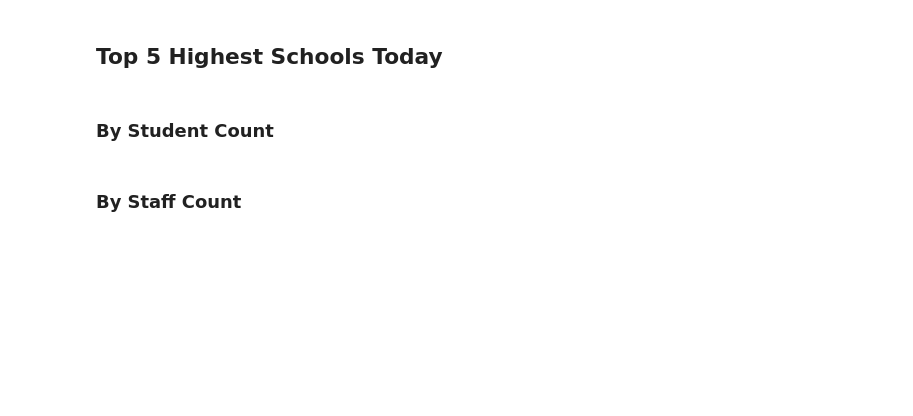
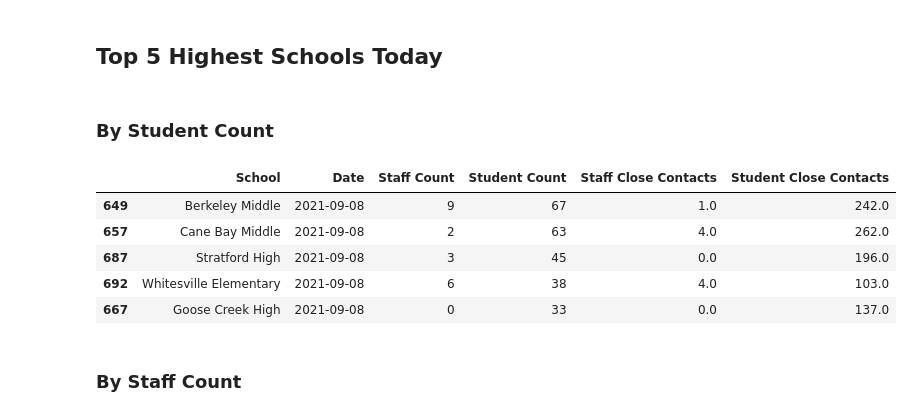
Before and after one commit to packdl/bcsd-covid-dashboard, a Jupyter notebook: covid_maps_inline.ipynb, the cells around one changed output. Cells and saved outputs as stored; diff of their text form; code cells hidden in the pictures; blank space fills up the shorter version.

```diff
--- a/covid_maps_inline.ipynb
+++ b/covid_maps_inline.ipynb
@@ -8,6 +8,7 @@ This notebook provides various processing and infographics on COVID dashboard re
 import csv
 import pprint as pp
 from datetime import datetime, date, time
+from collections import namedtuple
 
 import pandas as pd
 import numpy as np
@@ -16,8 +17,32 @@ import matplotlib.pyplot as plt
 import matplotlib.dates as mdates
 import ipywidgets as my_widgets
 
-with open('./output/data.csv', 'r') as fp:
-    df = pd.read_csv(fp, parse_dates=['Date','DateTime'], infer_datetime_format=True)
+keys = ['school','area','Date','staff_count','student_count','Datetime', 'staff_close_contacts','student_close_contacts']
+values = ['School','Area','Date','Staff Count','Student Count','DateTime', 'Staff Close Contacts', 'Student Close Contacts']
+
+headers = dict(zip(keys, values))
+record = namedtuple('Record', keys)
+
+# Open CSV File and deal with data format being changed. Write to new CSV file
+with open('./output/data.csv', 'r', newline='') as fp:
+    with open('./output/cleansed_data.csv', 'w', newline = '') as fp_out:
+        data = csv.reader(fp)
+        next(data)
+        writer = csv.DictWriter(fp_out, fieldnames=values)
+        writer.writeheader()
+
+        for row in data:
+            if len(row) == 6:
+                r = record(*row, '', '')
+                writer.writerow(dict(zip(values, tuple(r))))
+            elif len(row) == 7:
+                r = record(row[0],'', row[1], row[2],row[3],row[6], row[4], row[5])
+                writer.writerow(dict(zip(values, tuple(r))))
+            else:
+                print(row)
+
+with open('./output/cleansed_data.csv', 'r', newline = '') as fp_in:
+    df = pd.read_csv(fp_in, parse_dates=['Date','DateTime'], infer_datetime_format=True)
 
     # Drop any duplicate data entries
     cleaned_df = df.replace('Mt Holly Elementary', 'Mount Holly Elementary')
@@ -34,12 +80,20 @@ pp.pprint(list(cleaned_df.School.unique()), compact=True, width=120)
 ###  By Student Count
 # %%
 most_recent_date = cleaned_df.Date.max().date()
+fav_cols = ["School", "Date", "Staff Count", "Student Count", "Staff Close Contacts", "Student Close Contacts"]
 if most_recent_date != date.today():
     print(f"Data is not available for today: {date.today()}")
     print(f"Most recent date with data is {most_recent_date}")
 cases_today = cleaned_df[cleaned_df.Date >= datetime.combine(most_recent_date,time())]
 highest_student_cnt = cases_today.sort_values(by=["Student Count"], ascending=False)
-highest_student_cnt[highest_student_cnt.School!='Berkeley County School District'].head()
+highest_student_cnt[highest_student_cnt.School!='Berkeley County School District'][fav_cols].head()
+# %% [output]
+|  | School | Date | Staff Count | Student Count | Staff Close Contacts | Student Close Contacts |
+| 649 | Berkeley Middle | 2021-09-08 | 9 | 67 | 1.0 | 242.0 |
+| 657 | Cane Bay Middle | 2021-09-08 | 2 | 63 | 4.0 | 262.0 |
+| 687 | Stratford High | 2021-09-08 | 3 | 45 | 0.0 | 196.0 |
+| 692 | Whitesville Elementary | 2021-09-08 | 6 | 38 | 4.0 | 103.0 |
+| 667 | Goose Creek High | 2021-09-08 | 0 | 33 | 0.0 | 137.0 |
 # %% [markdown]
 ### By Staff Count
 # %%
```
Also changed, not shown: parts of 7 cells of this notebook.
